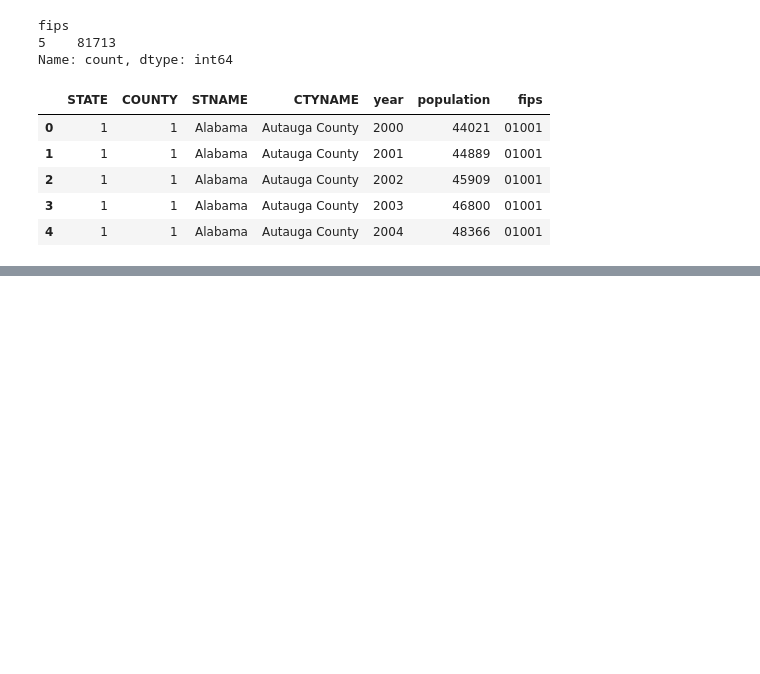
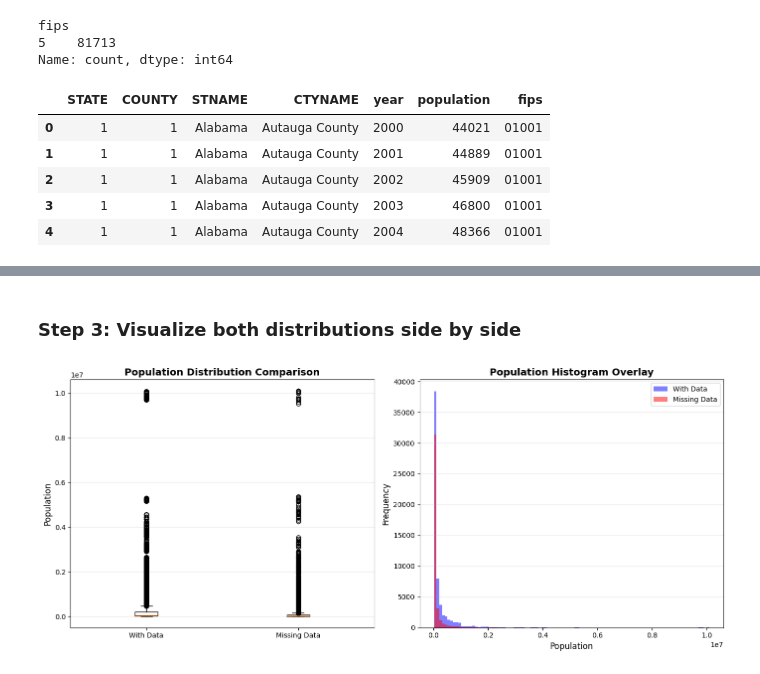
Before and after one commit to MIDS-at-Duke/pds-2025-opioids-study_on_opioids, a Jupyter notebook: study_on_opioids.ipynb, the cells around one changed output, grey strips where cells are left out. Drawn from its saved outputs; the diff is of its cells as text; code cells hidden in the pictures; blank space fills up the shorter version.

```diff
--- a/study_on_opioids.ipynb
+++ b/study_on_opioids.ipynb
@@ -441,0 +457,9 @@ pop_mortality_merged["population"].isna().sum()
+# %%
+# Counties WITH mortality data
+counties_with_data = pop_mortality_merged[pop_mortality_merged["Deaths"].notna()]
+
+# Counties WITHOUT mortality data (missing)
+counties_without_data = pop_mortality_merged[pop_mortality_merged["Deaths"].isna()]
+
+print(f"Rows with data: {len(counties_with_data):,}")
+print(f"Rows without data: {len(counties_without_data):,}")
@@ -441,0 +496,40 @@ pop_mortality_merged["population"].isna().sum()
+# %% [markdown]
+### Step 3: Visualize both distributions side by side
+# %%
+# Box plot comparison
+fig, axes = plt.subplots(1, 2, figsize=(14, 6))
+
+# Box plot
+axes[0].boxplot(
+    [counties_with_data["population"], counties_without_data["population"]],
+    labels=["With Data", "Missing Data"],
+)
+axes[0].set_ylabel("Population", fontsize=12)
+axes[0].set_title("Population Distribution Comparison", fontsize=14, fontweight="bold")
+axes[0].grid(axis="y", alpha=0.3)
+
+# Histogram overlay
+axes[1].hist(
+    counties_with_data["population"],
+    bins=100,
+    alpha=0.5,
+    label="With Data",
+    color="blue",
+)
+axes[1].hist(
+    counties_without_data["population"],
+    bins=100,
+    alpha=0.5,
+    label="Missing Data",
+    color="red",
+)
+axes[1].set_xlabel("Population", fontsize=12)
+axes[1].set_ylabel("Frequency", fontsize=12)
+axes[1].set_title("Population Histogram Overlay", fontsize=14, fontweight="bold")
+axes[1].legend()
+axes[1].grid(axis="y", alpha=0.3)
+
+plt.tight_layout()
+plt.show()
+# %% [output]
+[figure, added]
```
Also changed, not shown: parts of 24 cells of this notebook.
